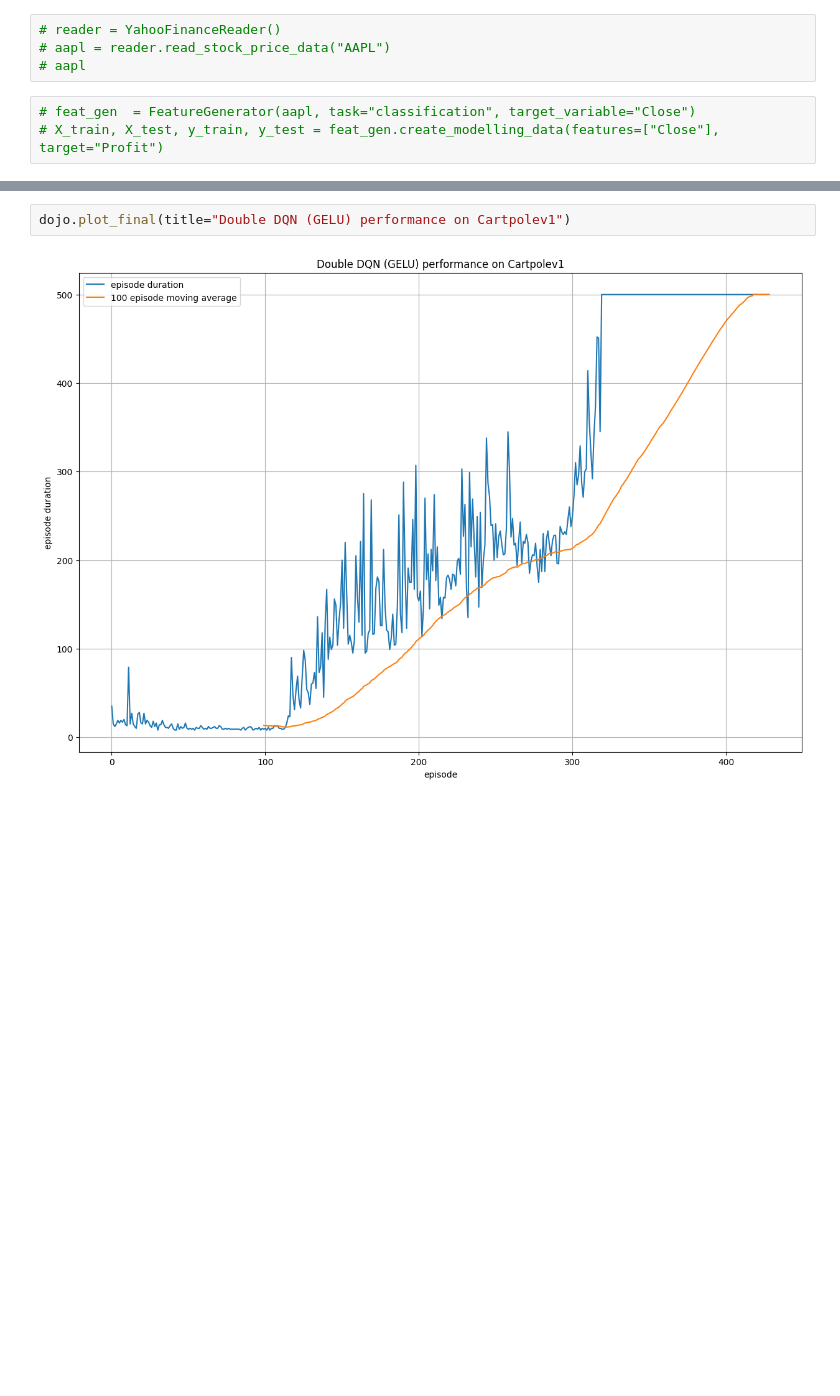
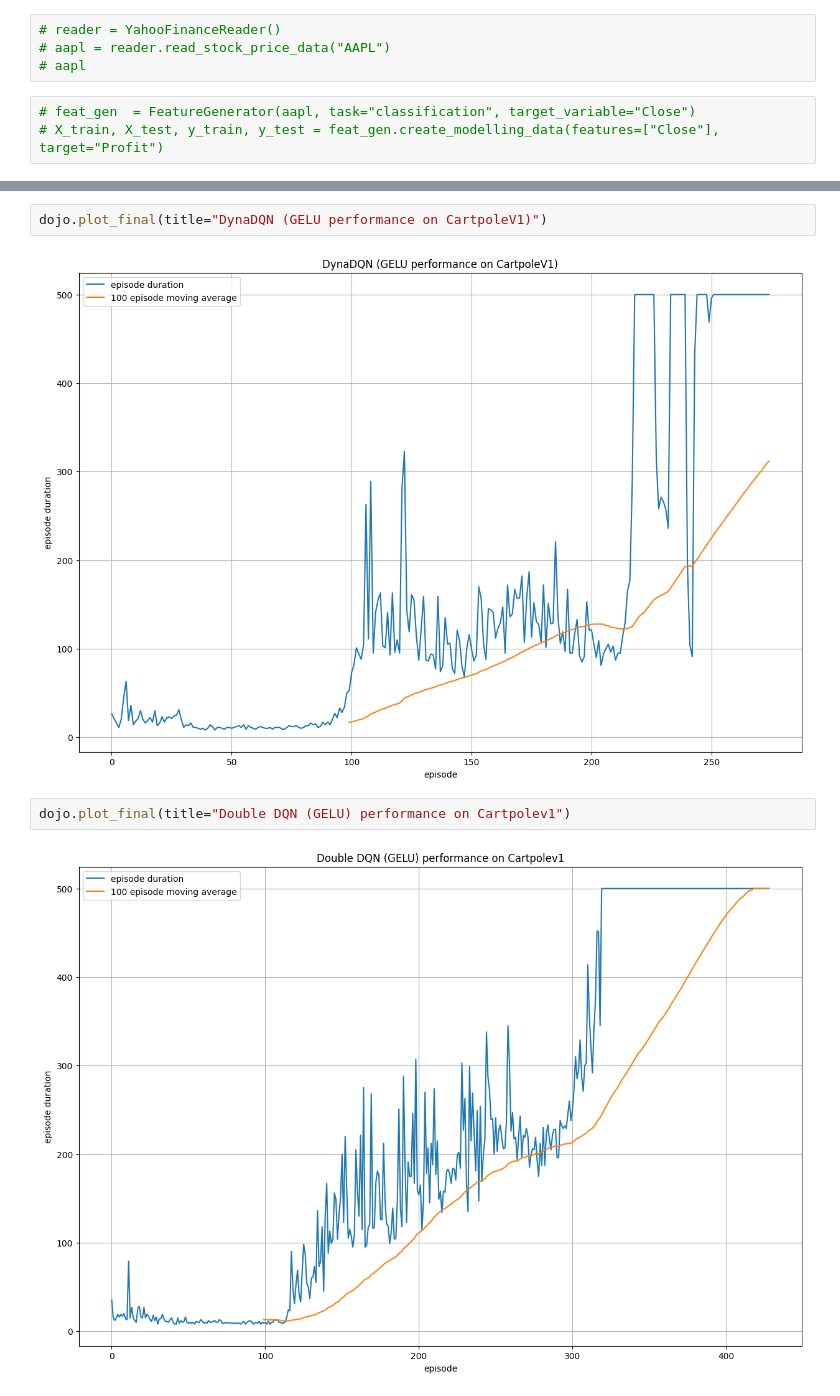
Before and after one commit to yuwei-1/Market-Prediction-Research, a Jupyter notebook: terminal/deep_q_network.ipynb, the cells around one changed output, grey strips where cells are left out. Saved outputs shown, nothing was run; the diff lists cells and outputs as text; blank space fills up the shorter version.

```diff
--- a/terminal/deep_q_network.ipynb
+++ b/terminal/deep_q_network.ipynb
@@ -96,3 +99,7 @@ executing.executing.NotOneValueFound: Expected one value, found 0
+# %%
+dojo.plot_final(title="DynaDQN (GELU performance on CartpoleV1)")
+# %% [output]
+[figure, added]
 # %%
 dojo.plot_final(title="Double DQN (GELU) performance on Cartpolev1")
 # %% [output]
```
Also changed, not shown: parts of 4 cells of this notebook, 10 other files.
